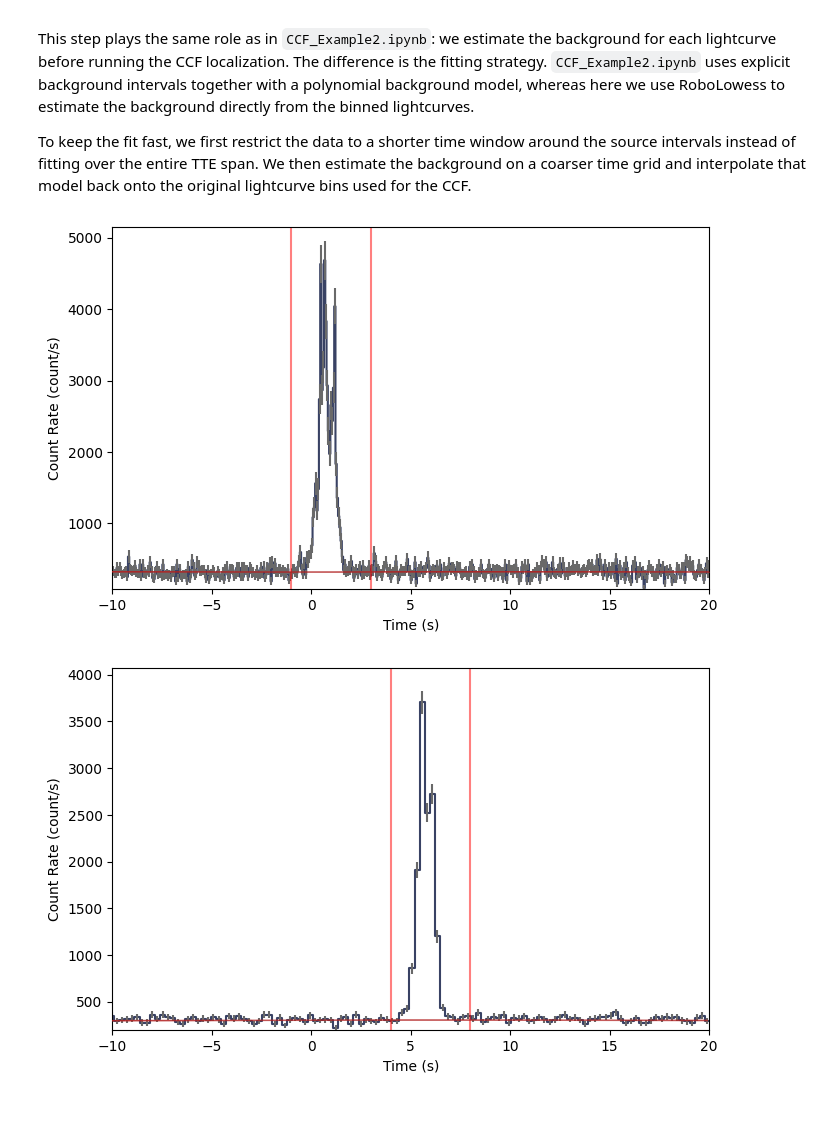
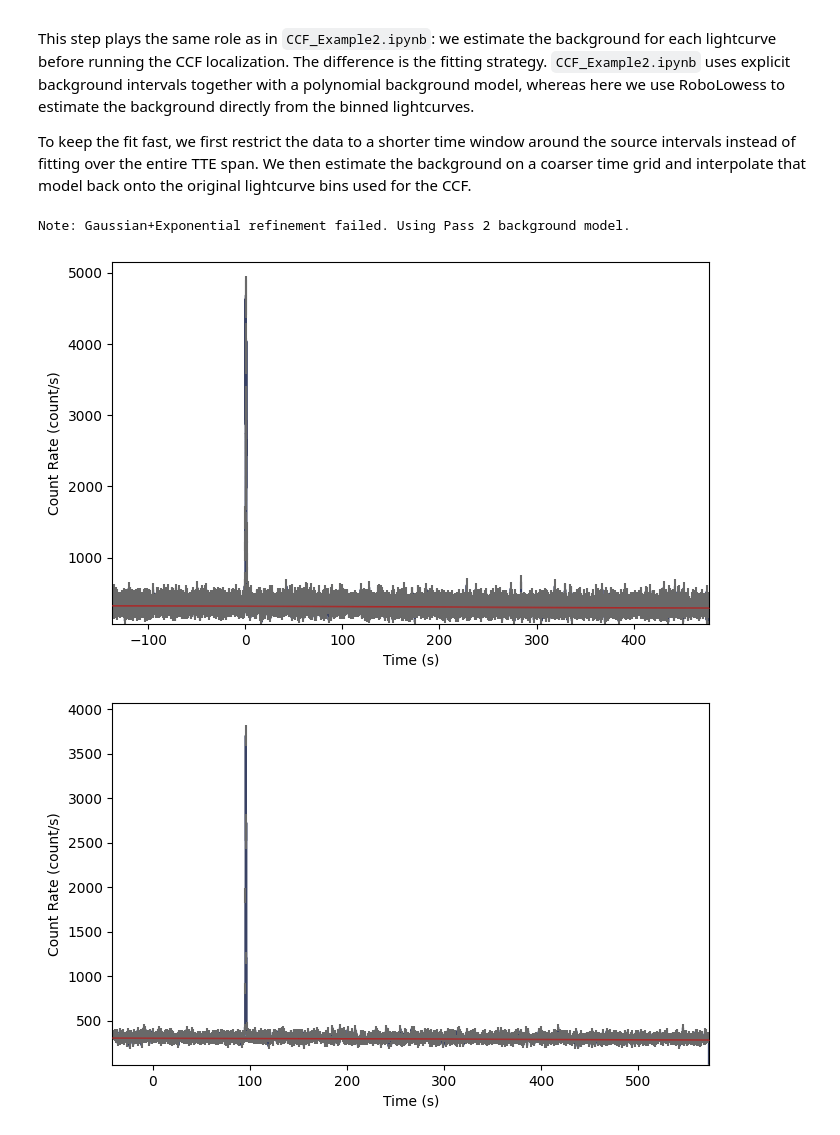
Before and after one commit to USRA-STI/gdt-ipn, a Jupyter notebook: tutorials/CCF_Example3.ipynb, the cells around one changed output. Drawn from its saved outputs; the diff is of its cells as text; code cells hidden in the pictures.

```diff
--- a/tutorials/CCF_Example3.ipynb
+++ b/tutorials/CCF_Example3.ipynb
@@ -52,10 +52,14 @@ phaii2 = tte_na.to_phaii(bin_by_time, timescale2)
 phaii3 = tte_nb.to_phaii(bin_by_time, timescale3)
 
 # choose how much to temporally shift lightcurve2 relative to lightcurve1
-shift2 = 5.
+# shift2 must be < max_dt_12 (= 100 s) to avoid a degenerate 180-degree annulus.
+shift2 = 95.
 # same as above for lightcurve 3 relative to lightcurve1
-shift3 = -0.5
+shift3 = -20.
 
 # shift lightcurves
 phaii2 = shift_lightcurve(phaii2, dt=shift2)
 phaii3 = shift_lightcurve(phaii3, dt=shift3)
+
+# combine the full shifted lightcurves
+phaiis = [phaii1, phaii2, phaii3]
@@ -101,38 +84,34 @@ def fit_background_on_coarse_bins(phaii, dt_bg):
     fine_data = phaii.data
     bg_phaii = phaii.rebin_time(rebin_by_time, dt_bg)
     bg_data = bg_phaii.data
 
     fitter = RoboLowess(bg_data.counts, bg_data.tstart, bg_data.tstop, bg_data.exposure,
                         first_pass_chan_range=common_chan_range)
-    fitter.fit(temporal_resolution=dt_bg, min_win=0.4, max_win=0.95,
-               spline_bc_type='clamped', lowess_iter=1)
+    fitter.fit(win_size=None,lowess_iter=2)
 
     rates, rate_uncert = fitter.interpolate(fine_data.tstart, fine_data.tstop)
     bkgd_model = BackgroundRates(rates, rate_uncert, fine_data.tstart, fine_data.tstop,
                                  fine_data.emin, fine_data.emax, exposure=fine_data.exposure)
     return bg_phaii, fitter, bkgd_model
 
 # Fit on coarser bins, then evaluate the background on the original lightcurve bins.
 bg_phaiis = []
 bkgd_fitters = []
 bkgd_models = []
 
 for phaii in phaiis:
     bg_phaii, bkgd_fitter, bkgd_model = fit_background_on_coarse_bins(phaii, Time_binned_bg)
     bg_phaiis.append(bg_phaii)
     bkgd_fitters.append(bkgd_fitter)
     bkgd_models.append(bkgd_model)
 
 # plot the lightcurves
 lcplots = [Lightcurve(data=phaii.to_lightcurve(energy_range=energy_range),
                      background=bkgd_model.integrate_energy(*energy_range))
                      for phaii, bkgd_model in zip(phaiis, bkgd_models)]
 
-for lcplot, src in zip(lcplots, srcs):
-    lcplot.xlim = -10, 20
-    lcplot.ax.axvline(x=src[0], color='red', alpha=0.5)
-    lcplot.ax.axvline(x=src[1], color='red', alpha=0.5)
 plt.show()
 # %% [output]
+Note: Gaussian+Exponential refinement failed. Using Pass 2 background model.
-[figure, old version]
+[figure, new version]
-[figure, old version]
+[figure, new version]
```
Also changed, not shown: parts of 13 cells of this notebook, 3 other files.
